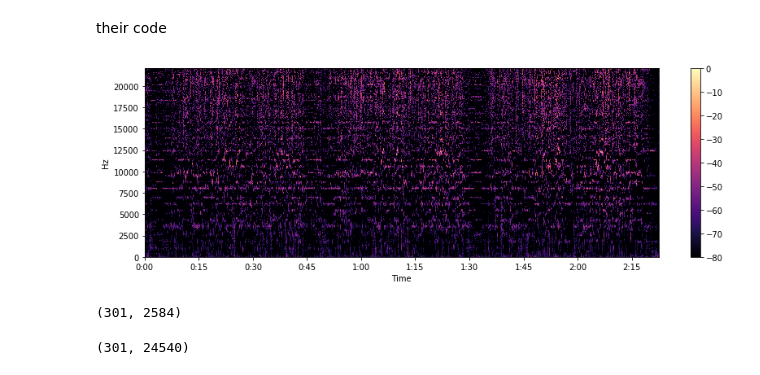
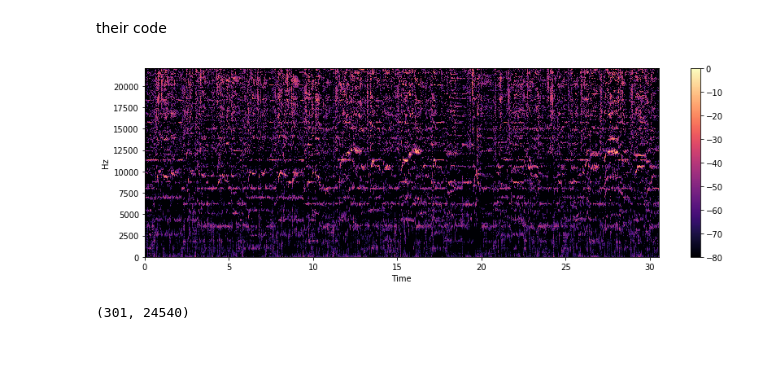
Before and after one commit to gargrohin/Melody-Extraction-from-Polyphonic-Music, a Jupyter notebook: Visualize2.ipynb, the cells around one changed output. Saved outputs shown, nothing was run; the diff lists cells and outputs as text; code cells hidden in the pictures.

```diff
--- a/Visualize2.ipynb
+++ b/Visualize2.ipynb
@@ -92,16 +94,12 @@ H0 = h5py.File('/mnt/Stuff/Acads/UGP/ismir2018_dominant_melody_estimation/SF-NMF
 HF0_a = H0['HF0']
 # %%
 plt.figure(figsize=(12, 4))
-librosa.display.specshow(librosa.power_to_db(HF0_a, ref=np.max),
+librosa.display.specshow(librosa.power_to_db(HF0_a[:,1752:7011], ref=np.max),
                            y_axis='linear',x_axis='time', sr=2*sr,hop_length=256)
 plt.colorbar()
 plt.tight_layout()
 # %% [output]
-[figure, old version]
+[figure, new version]
-# %%
-HF0.shape
-# %% [output]
-(301, 2584)
 # %%
 HF0_a.shape
 # %% [output]
```
Also changed, not shown: parts of 5 cells of this notebook.
